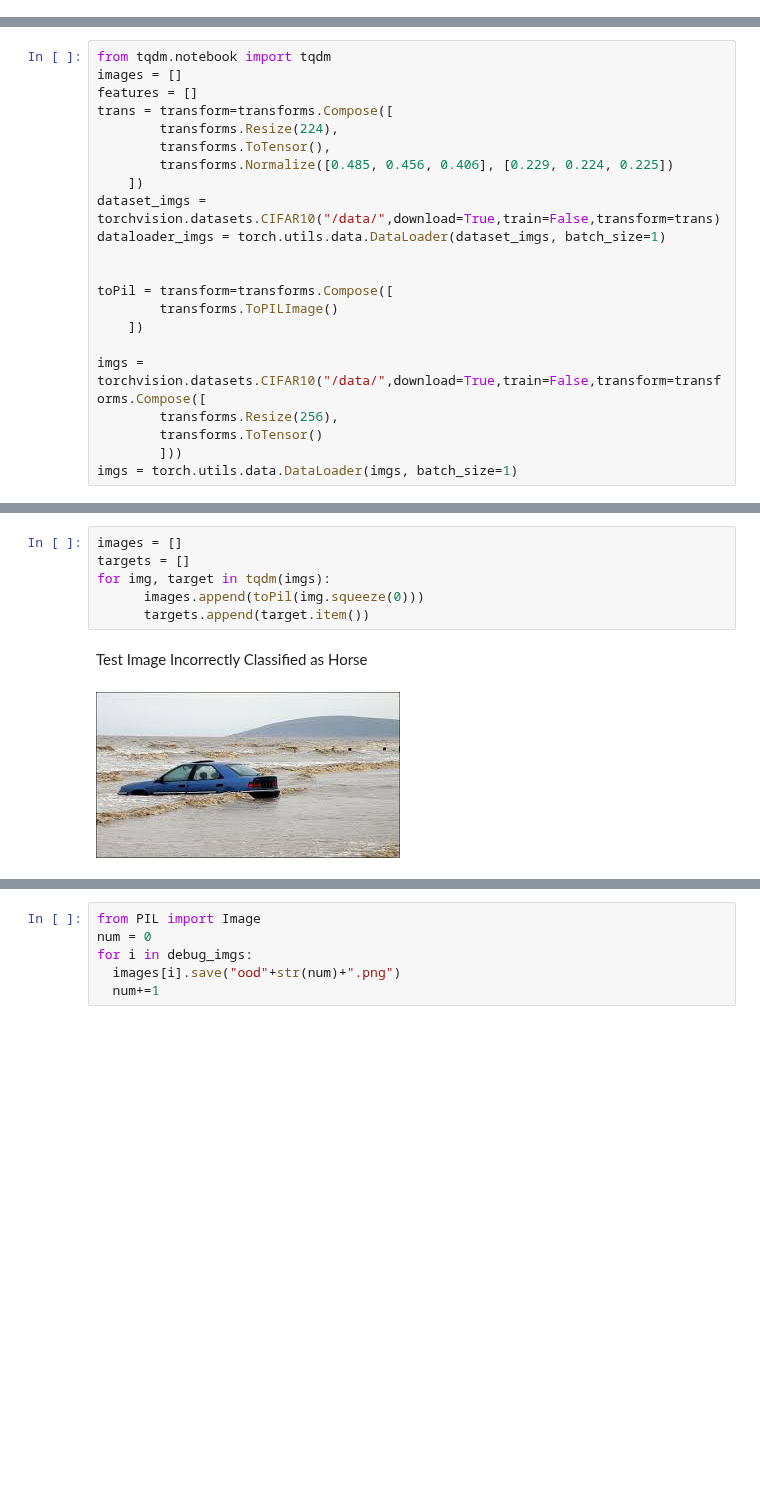
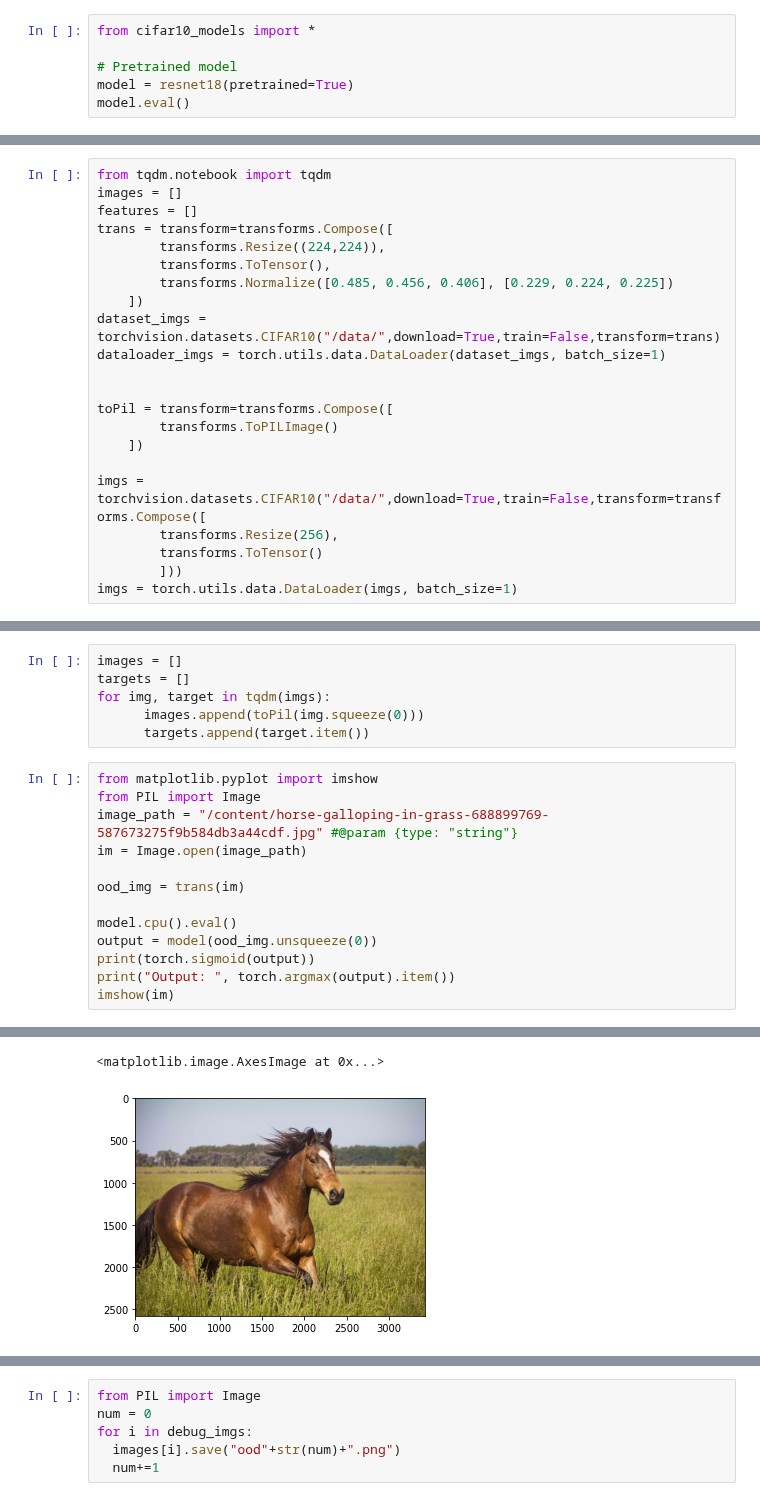
Before and after one commit to anas-awadalla/Incepto, a Jupyter notebook: interpretability_experiments/ResNet_34_FAISS.ipynb, the cells around one changed output, grey strips where cells are left out. Cells and saved outputs as stored; diff of their text form; blank space fills up the shorter version.

Commit message:
Fixed output

```diff
--- a/interpretability_experiments/ResNet_34_FAISS.ipynb
+++ b/interpretability_experiments/ResNet_34_FAISS.ipynb
@@ -19,0 +31,6 @@ model= torch.load("/content/cifar_interpretability_test.pth")
+# %%
+from cifar10_models import *
+
+# Pretrained model
+model = resnet18(pretrained=True)
+model.eval()
@@ -39,7 +74,7 @@ from tqdm.notebook import tqdm
 images = []
 features = []
 trans = transform=transforms.Compose([
-        transforms.Resize(224),
+        transforms.Resize((224,224)),
         transforms.ToTensor(),
         transforms.Normalize([0.485, 0.456, 0.406], [0.229, 0.224, 0.225])
     ])
@@ -73,7 +111,17 @@ targets = []
 for img, target in tqdm(imgs):
       images.append(toPil(img.squeeze(0)))
       targets.append(target.item())
-# %% [markdown]
-Test Image Incorrectly Classified as Horse
-# %% [markdown]
-![car.png](embedded-picture-1)
+# %%
+from matplotlib.pyplot import imshow
+from PIL import Image
+image_path = "/content/horse-galloping-in-grass-688899769-587673275f9b584db3a44cdf.jpg" #@param {type: "string"}
+im = Image.open(image_path)
+
+ood_img = trans(im)
+
+model.cpu().eval()
+output = model(ood_img.unsqueeze(0))
+print(torch.sigmoid(output))
+print("Output: ", torch.argmax(output).item())
+imshow(im)
+# %% [output]
@@ -80 +131,3 @@ Test Image Incorrectly Classified as Horse
+<matplotlib.image.AxesImage at 0x...>
+[figure, added]
 # %%
```
Also changed, not shown: parts of 8 cells of this notebook.
